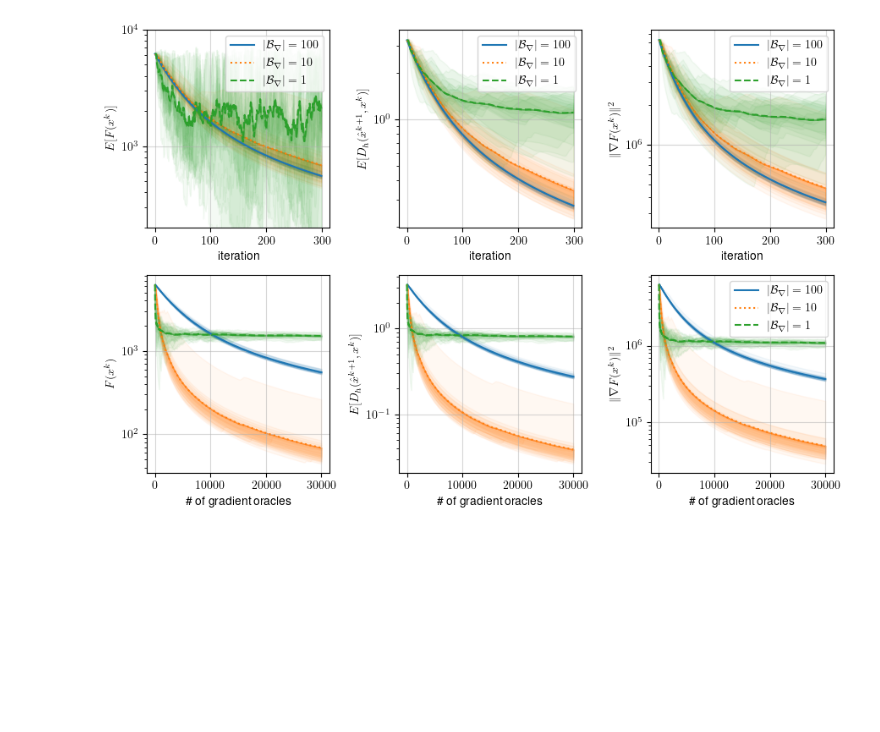
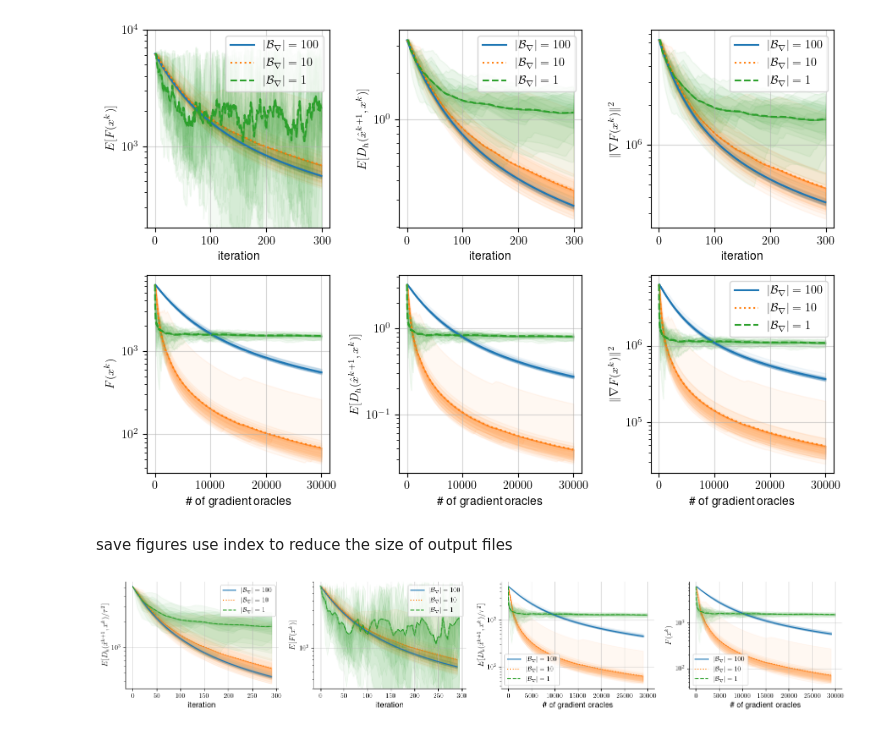
Before and after one commit to samdavanloo/BSC, a Jupyter notebook: SoR/SoR_plot.ipynb, the cells around one changed output. Saved outputs shown, nothing was run; the diff lists cells and outputs as text; code cells hidden in the pictures; blank space fills up the shorter version.

```diff
--- a/SoR/SoR_plot.ipynb
+++ b/SoR/SoR_plot.ipynb
@@ -311,3 +396,83 @@ fig.tight_layout()
 # plt.close()
 # %% [output]
 [figure]
+# %% [markdown]
+save figures
+use index to reduce the size of output files
+# %%
+kwargs_plot = {'BG': {'color': 'C0', 'marker': 'o', 'markevery': 50, 'label': 'SoR'},
+               'NASA': {'color': 'C1', 'marker': 's', 'markevery': 60, 'label': 'NASA'},
+               'SCSC': {'color': 'C2', 'marker': 'v', 'markevery': 70, 'label': 'SCSC'},
+               'fill': {'alpha': 0.05},
+               'batch100': {'color': 'C0', 'linestyle': 'solid', 'label': r"$|\mathcal{B}_{\nabla}| = 100$"},
+               'batch10': {'color': 'C1', 'linestyle': 'dotted', 'label': r"$|\mathcal{B}_{\nabla}| = 10$"},
+               'batch1': {'color': 'C2', 'linestyle': 'dashed', 'label': r"$|\mathcal{B}_{\nabla}| = 1$"}
+               }
+batch_list = [100, 10, 1]
+number_experiment = 20  # number of repeated experiment
+oracles = 100*300
+k1, k2 = 0.5, 2.16
+
+
+# plot Bregman method for different batches
+
+fig, axs = plt.subplots(1, 4, figsize=(16, 3))
+
+# Dh
+ax = axs[0]
+plot_line(np.arange(0, 300, 10), BG_Dh_avg[:, 0:300:10, 0] / 0.025**2, ax, **
+          kwargs_plot['batch100'] | kwargs_plot['fill'])
+plot_line(np.arange(0, 300, 10), BG_Dh_avg[:, 0:300:10, 1] / 0.025**2, ax, **
+          kwargs_plot['batch10'] | kwargs_plot['fill'])
+plot_line(np.arange(0, 300, 10), BG_Dh_avg[:, 0:300:10, 2] / 0.025**2, ax, **
+          kwargs_plot['batch1'] | kwargs_plot['fill'])
+ax.set_xlabel("iteration", fontsize=12)
+ax.set_ylabel(r"$E[D_{h}(\hat{x}^{k+1}, x^k)/\tau^2]$", fontsize=12)
+
+
+# function values
+ax = axs[1]
+plot_line(np.arange(0, 300, 10), BG_Fval_avg[:, 0:300:10, 0], ax, **
+          kwargs_plot['batch100'] | kwargs_plot['fill'])
+plot_line(np.arange(0, 300, 10), BG_Fval_avg[:, 0:300:10, 1], ax, **
+          kwargs_plot['batch10'] | kwargs_plot['fill'])
+plot_line(np.arange(0, 300, 5), BG_Fval[:, 0:300:5, 2], ax, **
+          kwargs_plot['batch1'] | kwargs_plot['fill'])
+ax.set_xlabel("iteration", fontsize=12)
+ax.set_ylabel(r"$E[F(x^k)]$", fontsize=12)
+ax.set_ylim([3e2, 7e3])
+
+
+ax = axs[2]
+plot_line(np.arange(100, 30100, 1000), BG_Dh_avg[:, 0:300:10, 0] / 0.025**2, ax, **
+          kwargs_plot['batch100'] | kwargs_plot['fill'])
+plot_line(np.arange(10, 30010, 1000), BG_Dh_avg[:, 0:3000:100, 1] / 0.025**2, ax, **
+          kwargs_plot['batch10'] | kwargs_plot['fill'])
+plot_line(np.arange(1, 30001, 100), BG_Dh_avg[:, 0:30000:100, 2] / 0.025**2, ax, **
+          kwargs_plot['batch1'] | kwargs_plot['fill'])
+ax.set_xlabel("\# of gradient oracles ", fontsize=12)
+ax.set_ylabel(r"$E[D_{h}(\hat{x}^{k+1}, x^k)/\tau^2]$", fontsize=12)
+
+
+ax = axs[3]
+plot_line(np.arange(100, 30100, 1000), BG_Fval_avg[:, 0:300:10, 0], ax, **
+          kwargs_plot['batch100'] | kwargs_plot['fill'])
+plot_line(np.arange(10, 30010, 1000), BG_Fval_avg[:, 0:3000:100, 1], ax, **
+          kwargs_plot['batch10'] | kwargs_plot['fill'])
+plot_line(np.arange(1, 30001, 100), BG_Fval_avg[:, 0:30000:100, 2], ax, **
+          kwargs_plot['batch1'] | kwargs_plot['fill'])
+ax.set_xlabel("\# of gradient oracles ", fontsize=12)
+ax.set_ylabel(r"$F(x^k)$", fontsize=12)
+
+
+for ax in axs.flat:
+    ax.set_yscale("log")
+    ax.grid(True, alpha=0.5)
+    ax.legend()
+    ax.spines.right.set_visible(False)
+    ax.spines.top.set_visible(False)
+fig.tight_layout()
+
+fig.savefig('Plots/SoR_batch_compare.pdf', bbox_inches='tight')
+# %% [output]
+[figure, added]
```
Also changed, not shown: parts of 6 cells of this notebook, 9 other files.
